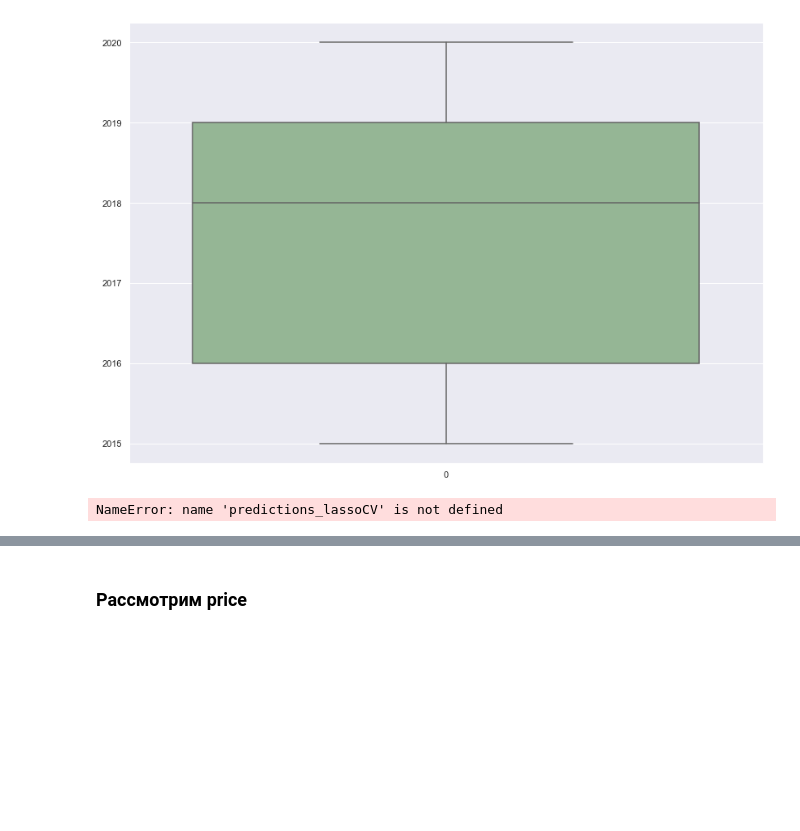
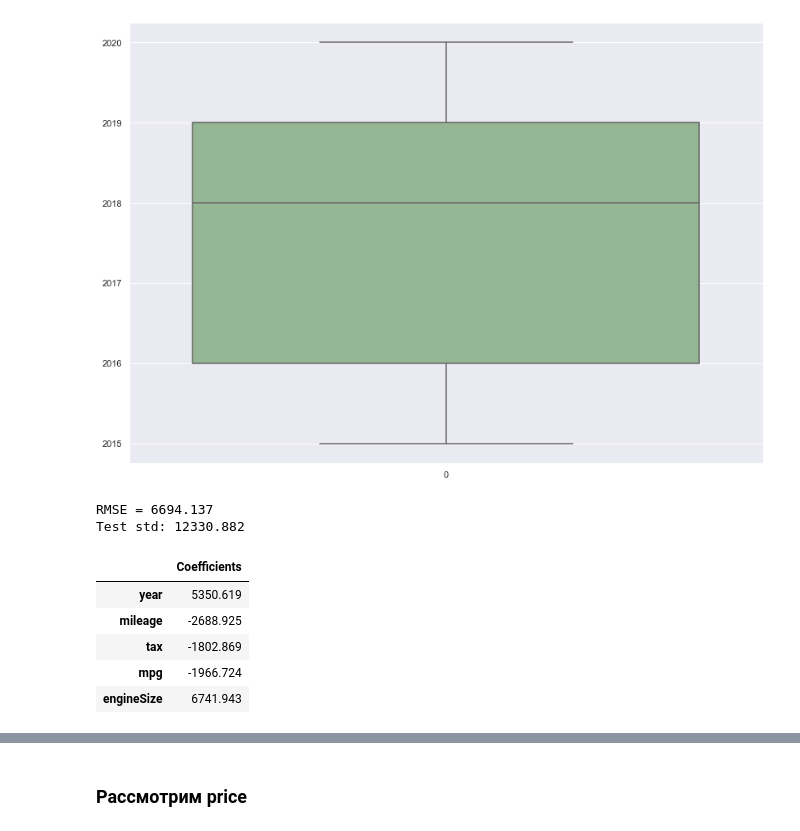
Before and after one commit to anasatasiyazyamzina/AID_2021, a Jupyter notebook: 3/Hometask 3 - Car price prediction.ipynb, the cells around one changed output, grey strips where cells are left out. Drawn from its saved outputs; the diff is of its cells as text; code cells hidden in the pictures; blank space fills up the shorter version.

```diff
--- a/3/Hometask 3 - Car price prediction.ipynb
+++ b/3/Hometask 3 - Car price prediction.ipynb
@@ -200,22 +200,29 @@ sns.boxplot(data=auto_data['year'],color='#8FBC8F')
 # %%
 X, Y = auto_data.drop(['price', 'model','transmission','fuelType'], axis=1), auto_data['price']
 
 X_train, X_test, Y_train, Y_test = train_test_split(X, Y, test_size=0.3, random_state=10)
 
 X_train_scaled = std_scaler.fit_transform(X_train)
 X_test_scaled = std_scaler.transform(X_test)
 
 model = Lasso()
 
 model.fit(X_train_scaled, Y_train)
-L = model.predict(X_test_scaled)
+predictions_lassoCV = model.predict(X_test_scaled)
 
 print (f'RMSE = {round(metrics.mean_squared_error(Y_test, predictions_lassoCV, squared=False), 3)}')
 print (f'Test std: {round(Y_test.std(),3)}')
 
 pd.DataFrame(model.coef_, X_train.columns,  columns=['Coefficients'])
 # %% [output]
-NameError: name 'predictions_lassoCV' is not defined
+RMSE = 6694.137
+Test std: 12330.882
+|  | Coefficients |
+| year | 5350.619 |
+| mileage | -2688.925 |
+| tax | -1802.869 |
+| mpg | -1966.724 |
+| engineSize | 6741.943 |
 # %%
 plt.figure(figsize=(8, 8))
 #plt.axes(xlim=(-10000, 80000), ylim=(14090, 48000))
```
Also changed, not shown: parts of 1 cell of this notebook.
